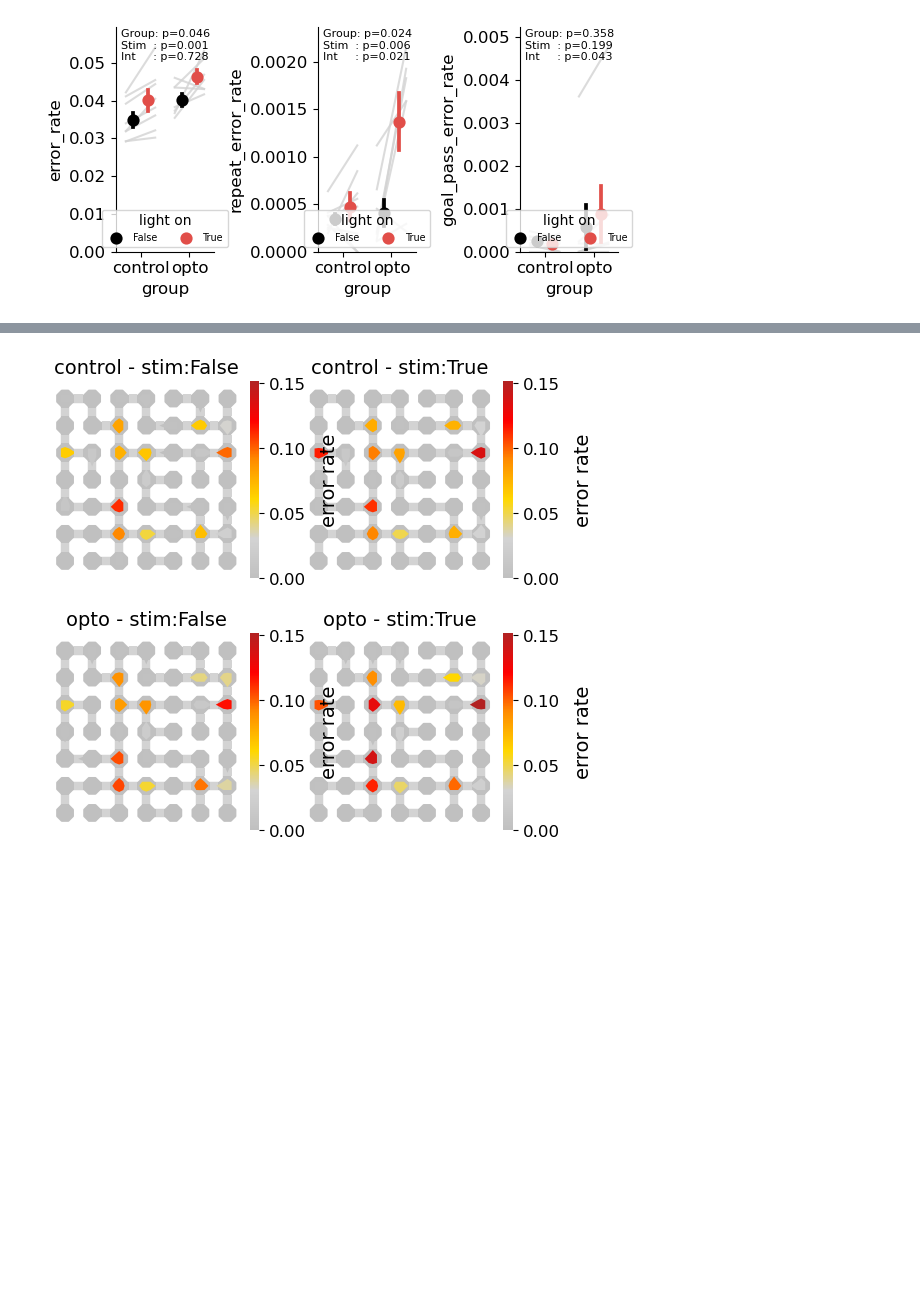
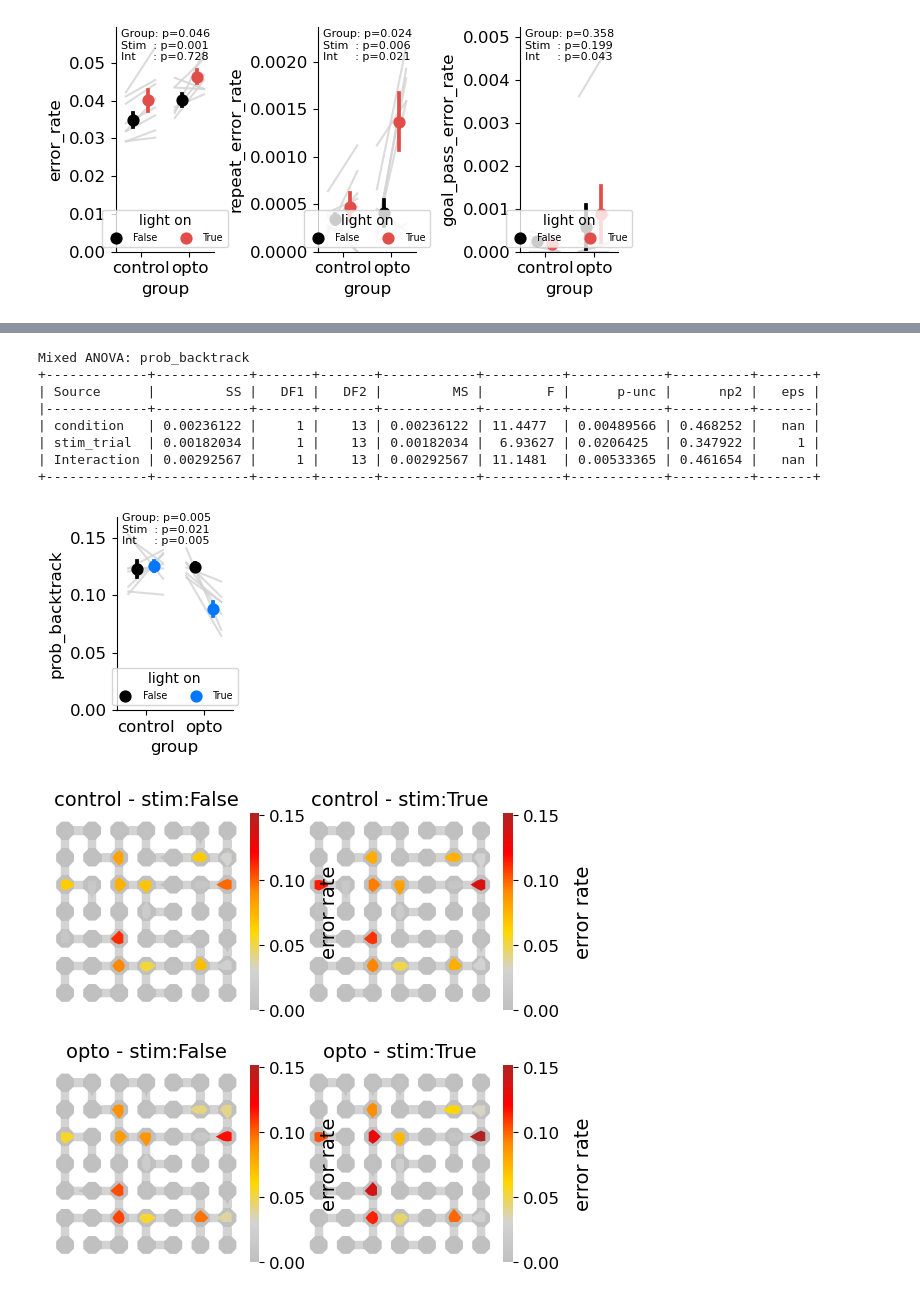
Before and after one commit to peterdoohan/goalNav_mFC-opto3, a Jupyter notebook: code/Notebooks/performance_metrics.ipynb, the cells around one changed output, grey strips where cells are left out. Cells and saved outputs as stored; diff of their text form; code cells hidden in the pictures; blank space fills up the shorter version.

```diff
--- a/code/Notebooks/performance_metrics.ipynb
+++ b/code/Notebooks/performance_metrics.ipynb
@@ -340,3 +354,17 @@ Mixed ANOVA: repeat_error_rate
+# %%
+fig, ax = plt.subplots(1, 1, figsize=(1.5, 2.5))
+corr.plot_group_by_stim_error_backtrack(results_df, n=[2, 3], ax=ax)
+fig.savefig("../results/figures/error_backtrack_summary.pdf")
+# %% [output]
+Mixed ANOVA: prob_backtrack
++-------------+------------+-------+-------+------------+----------+------------+----------+-------+
+| Source      |         SS |   DF1 |   DF2 |         MS |        F |      p-unc |      np2 |   eps |
+|-------------+------------+-------+-------+------------+----------+------------+----------+-------|
+| condition   | 0.00236122 |     1 |    13 | 0.00236122 | 11.4477  | 0.00489566 | 0.468252 |   nan |
+| stim_trial  | 0.00182034 |     1 |    13 | 0.00182034 |  6.93627 | 0.0206425  | 0.347922 |     1 |
+| Interaction | 0.00292567 |     1 |    13 | 0.00292567 | 11.1481  | 0.00533365 | 0.461654 |   nan |
++-------------+------------+-------+-------+------------+----------+------------+----------+-------+
+[figure, added]
 # %%
 from GridMaze.analysis.errors import allocentric_error_maps as am
 from importlib import reload
```
Also changed, not shown: parts of 5 cells of this notebook, 2 other files.
